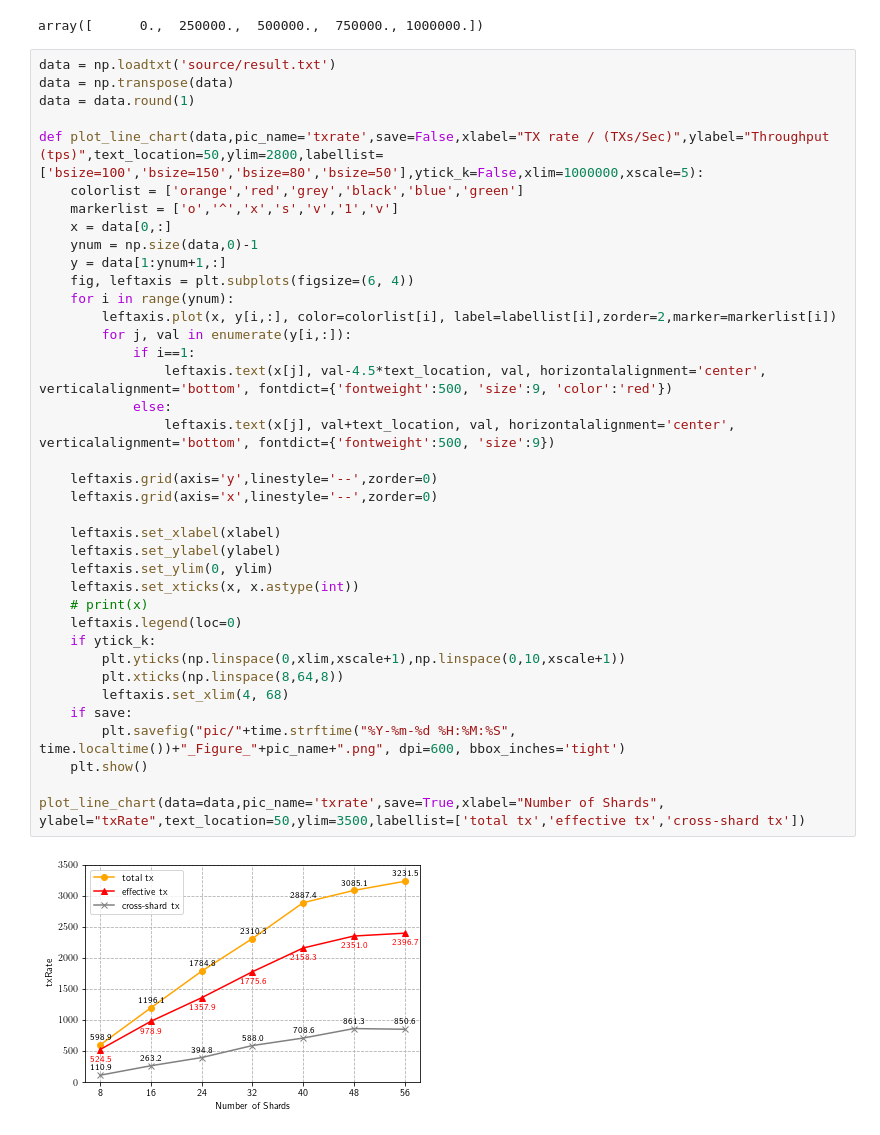
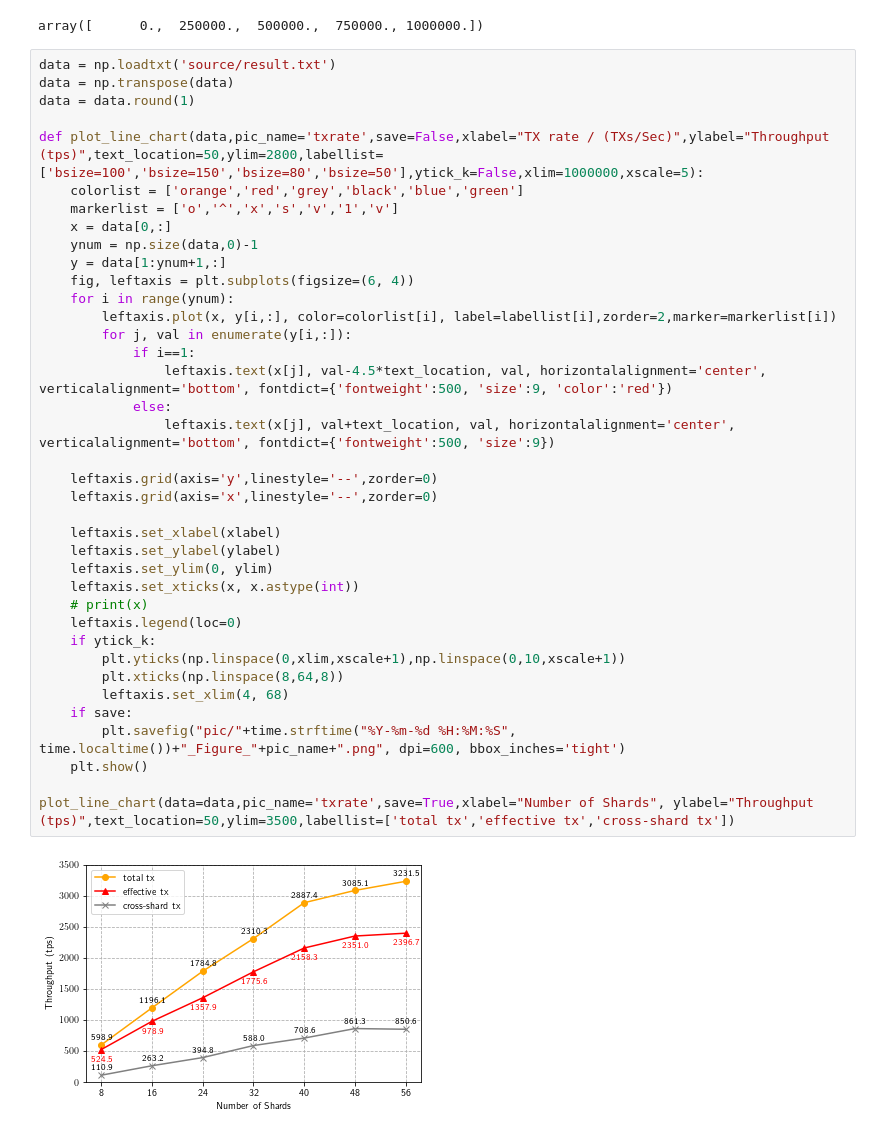
Before and after one commit to wzh4464/jessufig, a Jupyter notebook: draw_xshard.ipynb, the cells around one changed output. Drawn from its saved outputs; the diff is of its cells as text.

```diff
--- a/draw_xshard.ipynb
+++ b/draw_xshard.ipynb
@@ -134,32 +134,32 @@ def plot_line_chart(data,pic_name='txrate',save=False,xlabel="TX rate / (TXs/Sec
     x = data[0,:]
     ynum = np.size(data,0)-1
     y = data[1:ynum+1,:]
     fig, leftaxis = plt.subplots(figsize=(6, 4))
     for i in range(ynum):
         leftaxis.plot(x, y[i,:], color=colorlist[i], label=labellist[i],zorder=2,marker=markerlist[i])
         for j, val in enumerate(y[i,:]):
             if i==1:
                 leftaxis.text(x[j], val-4.5*text_location, val, horizontalalignment='center', verticalalignment='bottom', fontdict={'fontweight':500, 'size':9, 'color':'red'})
             else:
                 leftaxis.text(x[j], val+text_location, val, horizontalalignment='center', verticalalignment='bottom', fontdict={'fontweight':500, 'size':9})
 
     leftaxis.grid(axis='y',linestyle='--',zorder=0)
     leftaxis.grid(axis='x',linestyle='--',zorder=0)
 
     leftaxis.set_xlabel(xlabel)
     leftaxis.set_ylabel(ylabel)
     leftaxis.set_ylim(0, ylim)
     leftaxis.set_xticks(x, x.astype(int))
     # print(x)
     leftaxis.legend(loc=0)
     if ytick_k:
         plt.yticks(np.linspace(0,xlim,xscale+1),np.linspace(0,10,xscale+1))
         plt.xticks(np.linspace(8,64,8))
         leftaxis.set_xlim(4, 68)
     if save:
         plt.savefig("pic/"+time.strftime("%Y-%m-%d %H:%M:%S", time.localtime())+"_Figure_"+pic_name+".png", dpi=600, bbox_inches='tight')
     plt.show()
 
-plot_line_chart(data=data,pic_name='txrate',save=True,xlabel="Number of Shards", ylabel="txRate",text_location=50,ylim=3500,labellist=['total tx','effective tx','cross-shard tx'])
+plot_line_chart(data=data,pic_name='txrate',save=True,xlabel="Number of Shards", ylabel="Throughput (tps)",text_location=50,ylim=3500,labellist=['total tx','effective tx','cross-shard tx'])
 # %% [output]
-[figure, old version]
+[figure, new version]
```
Also changed, not shown: 3 other files.
